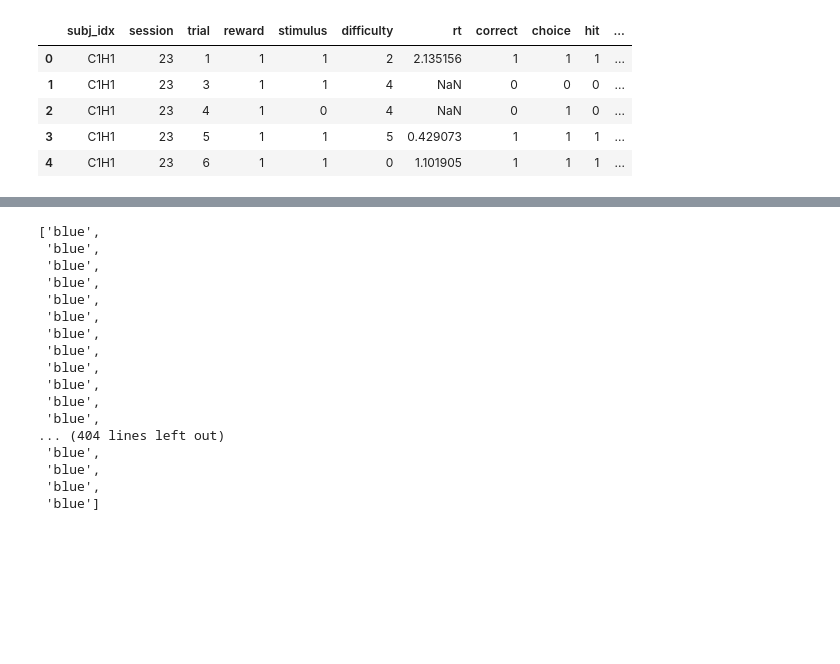
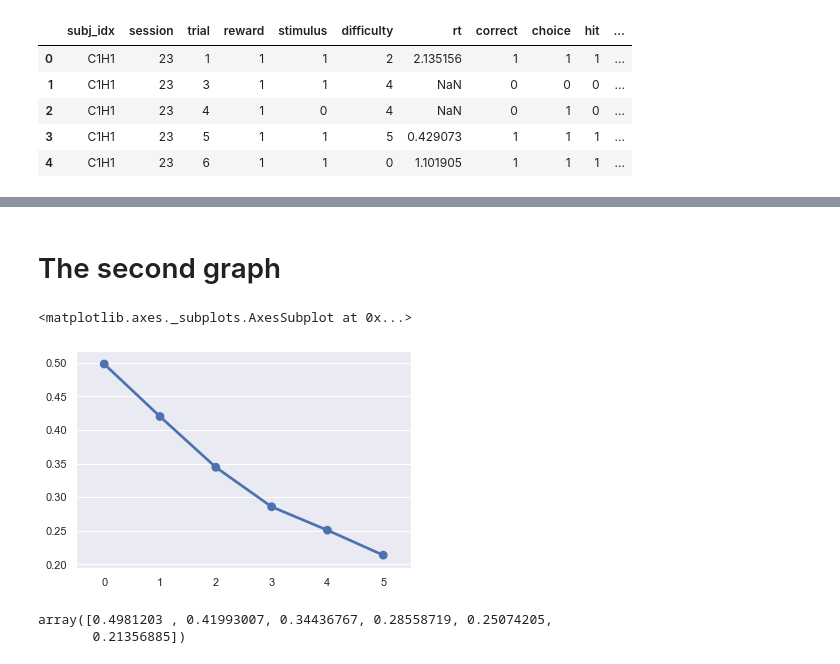
Before and after one commit to sarimaleem/behaviour-project, a Jupyter notebook: explore.ipynb, the cells around one changed output, grey strips where cells are left out. Drawn from its saved outputs; the diff is of its cells as text; code cells hidden in the pictures; blank space fills up the shorter version.

```diff
--- a/explore.ipynb
+++ b/explore.ipynb
@@ -177,20 +153,14 @@ df.groupby(['trial', 'stimulus']).mean()
-# %%
-hue
-# %% [output]
-['blue',
- 'blue',
- 'blue',
- 'blue',
- 'blue',
- 'blue',
- 'blue',
- 'blue',
- 'blue',
- 'blue',
- 'blue',
- 'blue',
-... (404 lines left out)
- 'blue',
- 'blue',
- 'blue',
- 'blue']
+# %% [markdown]
+# The second graph
+# %%
+hrbydiff = df.groupby(['stimulus', 'difficulty']).sum().loc[(1, range(6)), 'hit'] / (df.groupby(['stimulus', 'difficulty']).sum().loc[(1, range(6)), 'hit'] + df.groupby(['stimulus', 'difficulty']).sum().loc[(1, range(6)), 'miss2'])
+# %%
+sns.pointplot(x = list(range(6)), y=np.asarray(hrbydiff))
+# %% [output]
+<matplotlib.axes._subplots.AxesSubplot at 0x...>
+[figure, added]
+# %%
+np.asarray(hrbydiff)
+# %% [output]
+array([0.4981203 , 0.41993007, 0.34436767, 0.28558719, 0.25074205,
+       0.21356885])
```
Also changed, not shown: parts of 43 cells of this notebook.
